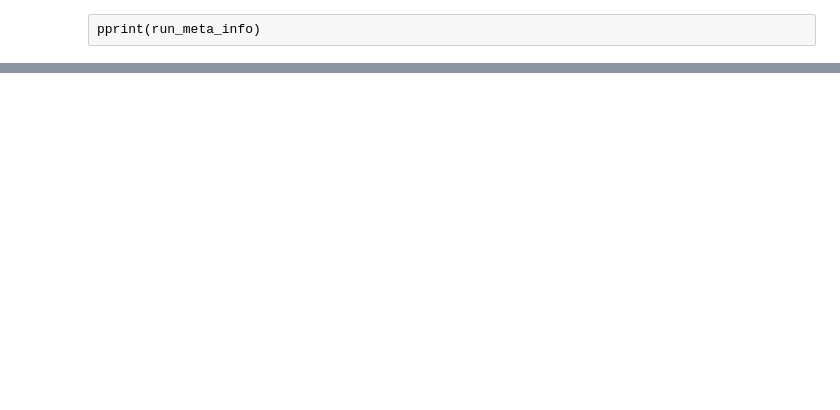
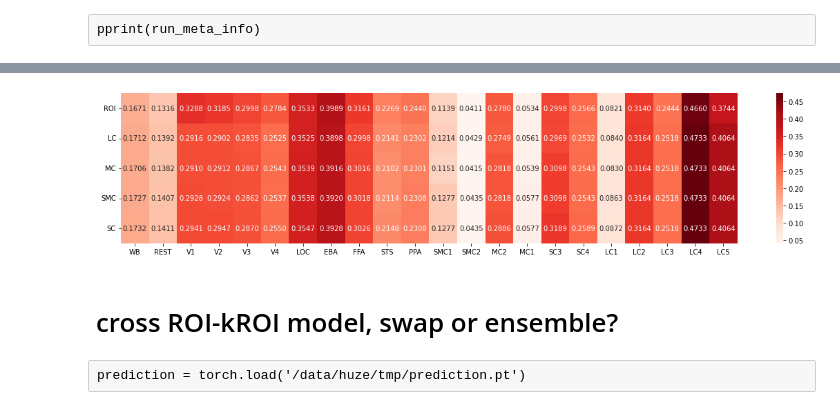
Before and after one commit to huzeyann/htROI-neural-encoding, a Jupyter notebook: notebooks/hierarchical ensemble.ipynb, the cells around one changed output, grey strips where cells are left out. Drawn from its saved outputs; the diff is of its cells as text; code cells hidden in the pictures; blank space fills up the shorter version.

```diff
--- a/notebooks/hierarchical ensemble.ipynb
+++ b/notebooks/hierarchical ensemble.ipynb
@@ -205,0 +446,16 @@ sch_prediction_dict
+# %%
+import seaborn as sns
+import matplotlib.pyplot as plt
+
+x = idf.trained_roi_sch.unique()
+y = idf.roi.unique()
+shape = (len(x), len(y))
+scores = idf.score.values.reshape(shape)
+ax, fig = plt.subplots(figsize=(20, 4))
+sns.heatmap(scores, xticklabels=y, yticklabels=x, annot=True, fmt='.4f', cmap='Reds')
+plt.yticks(rotation=0)
+plt.show()
+# %% [output]
+[figure, added]
+# %% [markdown]
+# cross ROI-kROI model, swap or ensemble?
@@ -205,0 +464,2 @@ sch_prediction_dict
+# %% [raw]
+prediction = torch.load('/data/huze/tmp/prediction.pt')
```
Also changed, not shown: parts of 44 cells of this notebook, 3 other files.
